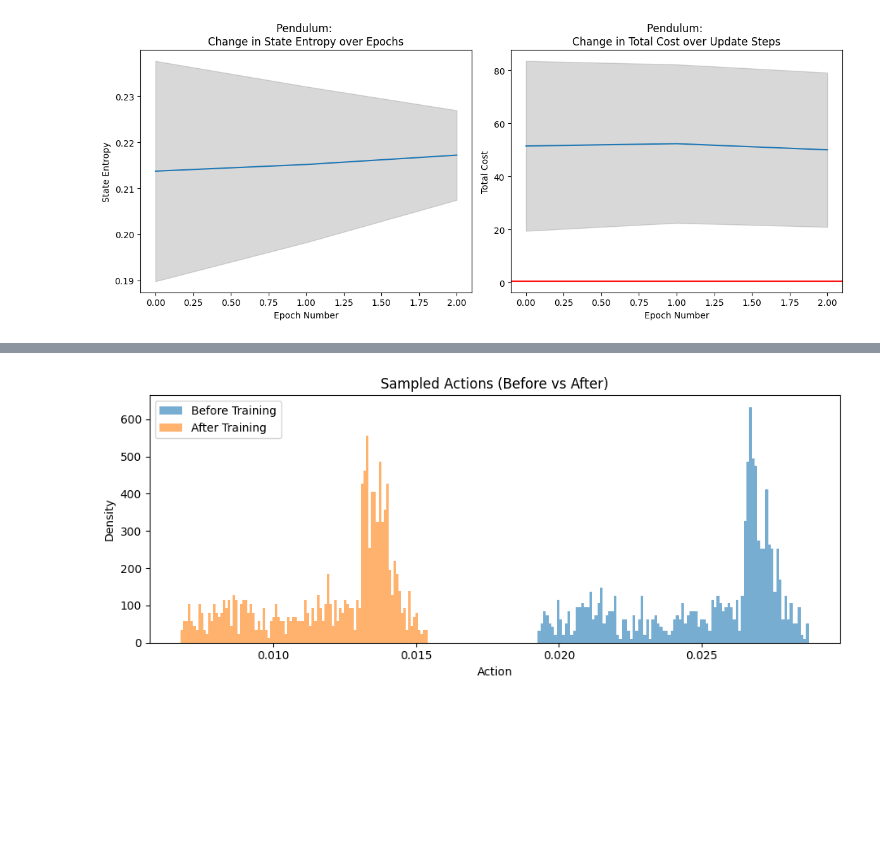
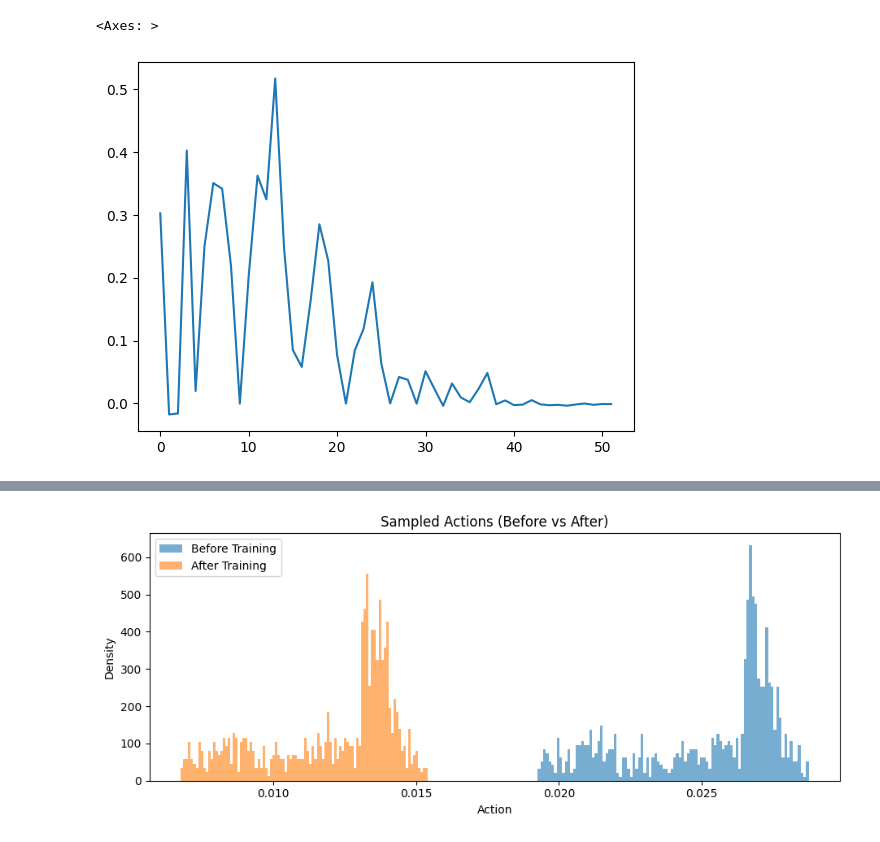
Before and after one commit to micobruh/safe-rl, a Jupyter notebook: visualization.ipynb, the cells around one changed output, grey strips where cells are left out. Saved outputs shown, nothing was run; the diff lists cells and outputs as text; code cells hidden in the pictures; blank space fills up the shorter version.

```diff
--- a/visualization.ipynb
+++ b/visualization.ipynb
@@ -4,36 +4,44 @@ import seaborn as sns
 import numpy as np
 import pandas as pd
 # %%
-# df = pd.read_csv("results/MountainCarContinuous/CEM_Omega_5000/MountainCarContinuous-v0.csv", index_col = False)
-df = pd.read_csv("results/Pendulum/CEM/Pendulum-v1.csv", index_col = False)
-fig, ax = plt.subplots(nrows = 1, ncols = 2, figsize = (12, 5))
+def cem_vis(env_id, out_path):
+    df = pd.read_csv(f"{out_path}/{env_id}.csv", index_col=False)
+    fig, ax = plt.subplots(nrows=2, ncols=2, figsize=(12, 8))
 
-sns.lineplot(data = df, x = "epoch", y = "mean_entropy", ax = ax[0])
-ax[0].set_xlabel("Epoch Number")
-ax[0].set_ylabel("State Entropy")
-ax[0].fill_between(
-    df["epoch"],
-    df["mean_entropy"] - df["std_entropy"],
-    df["mean_entropy"] + df["std_entropy"],
-    color="gray",
-    alpha=0.3,
-)
-ax[0].set_title("Pendulum: \nChange in State Entropy over Epochs")
+    sns.lineplot(data=df, x="epoch", y="mean_entropy", ax=ax[0, 0])
+    ax[0, 0].set_xlabel("Epoch Number")
+    ax[0, 0].set_ylabel("State Entropy")
+    ax[0, 0].fill_between(
+        df["epoch"],
+        df["mean_entropy"] - df["std_entropy"],
+        df["mean_entropy"] + df["std_entropy"],
+        color="gray",
+        alpha=0.3,
+    )
+    ax[0, 0].set_title(f"{env_id[: -3]}: \nChange in State Entropy over Epochs")
 
-sns.lineplot(data = df, x = "epoch", y = "mean_cost", ax = ax[1])
-ax[1].set_xlabel("Epoch Number")
-ax[1].set_ylabel("Total Cost")
-ax[1].fill_between(
-    df["epoch"],
-    df["mean_cost"] - df["std_cost"],
-    df["mean_cost"] + df["std_cost"],
-    color="gray",
-    alpha=0.3,
-)
-plt.axhline(y=0.5, color="red")
-# plt.axhline(y=10, color="red")
-ax[1].set_title("Pendulum: \nChange in Total Cost over Update Steps")
+    sns.lineplot(data = df, x="epoch", y="mean_cost", ax=ax[0, 1])
+    ax[0, 1].set_xlabel("Epoch Number")
+    ax[0, 1].set_ylabel("Total Cost")
+    ax[0, 1].fill_between(
+        df["epoch"],
+        df["mean_cost"] - df["std_cost"],
+        df["mean_cost"] + df["std_cost"],
+        color="gray",
+        alpha=0.3,
+    )
+    ax[0, 1].axhline(y=0.5, color="red")
+    ax[0, 1].set_title(f"{env_id[: -3]}: \nChange in Total Cost over Epochs")
 
-fig.tight_layout()
+    sns.lineplot(data=df, x="epoch", y="cost_value_loss", ax=ax[1, 0])
+    ax[1, 0].set_xlabel("Epoch Number")
+    ax[1, 0].set_ylabel("Cost Value Loss")
+    ax[1, 0].set_title(f"{env_id[: -3]}: \nChange in Cost Value Loss over Epochs")
+
+    sns.lineplot(data=df, x="epoch", y="safety_weight", ax=ax[1, 1])
+    ax[1, 1].set_xlabel("Epoch Number")
+    ax[1, 1].set_ylabel("Safety Weight")
+    ax[1, 1].set_title(f"{env_id[: -3]}: \nChange in Safety Weight over Epochs")
+
+    fig.tight_layout()
+    fig.savefig(f"{out_path}/stats_visualization.png")
-# %% [output]
-[figure, removed]
@@ -40 +92,7 @@ fig.tight_layout()
+# %%
+bruh = pd.read_csv("results/MountainCarContinuous/RENYI/Rényi/Zeta_1/Omega_0/MountainCarContinuous-v0.csv", index_col=False)
+bruh["policy_loss"].plot()
+# %% [output]
+<Axes: >
+[figure, added]
 # %%
```
Also changed, not shown: parts of 9 cells of this notebook, 9 other files.
